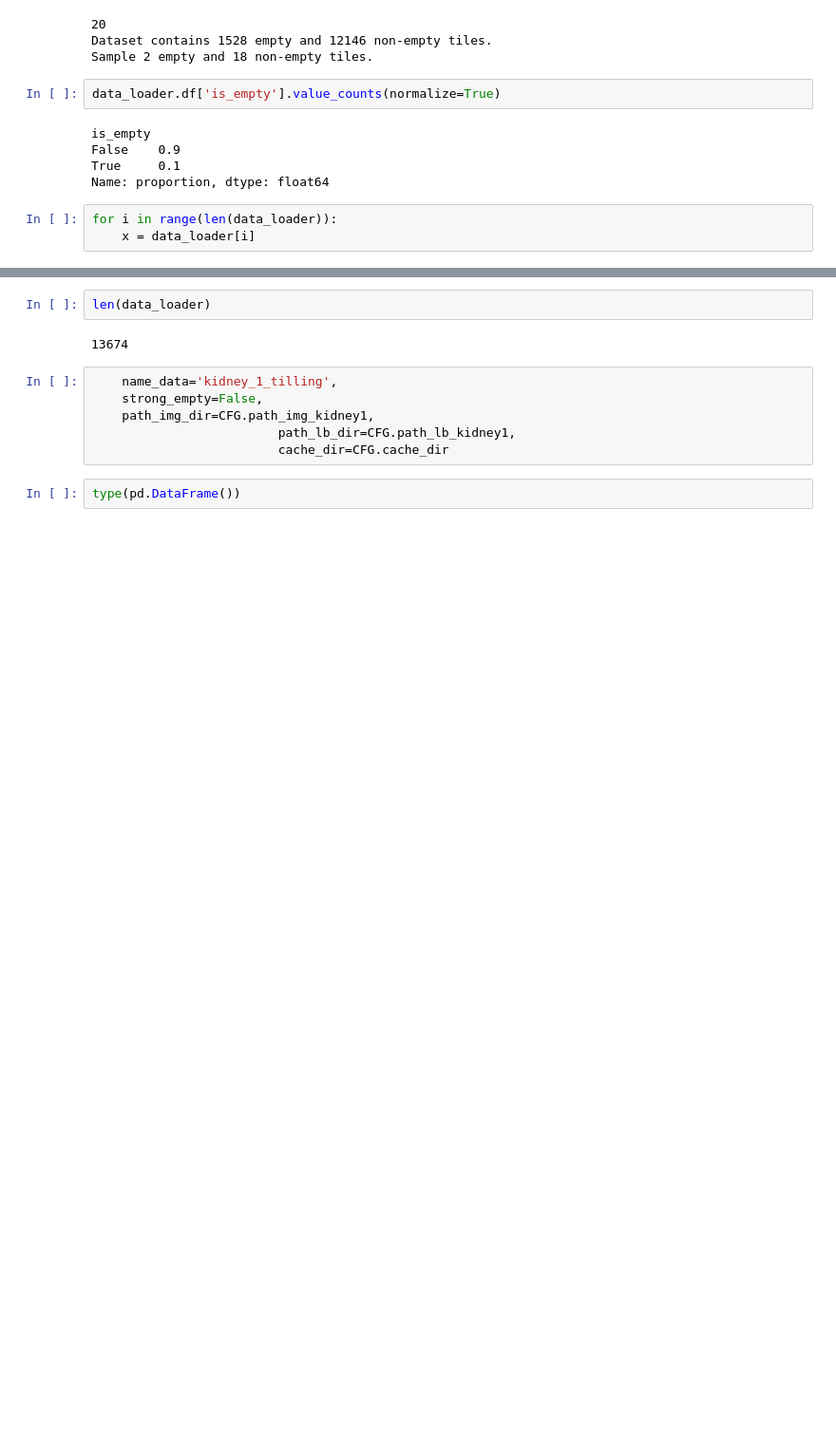
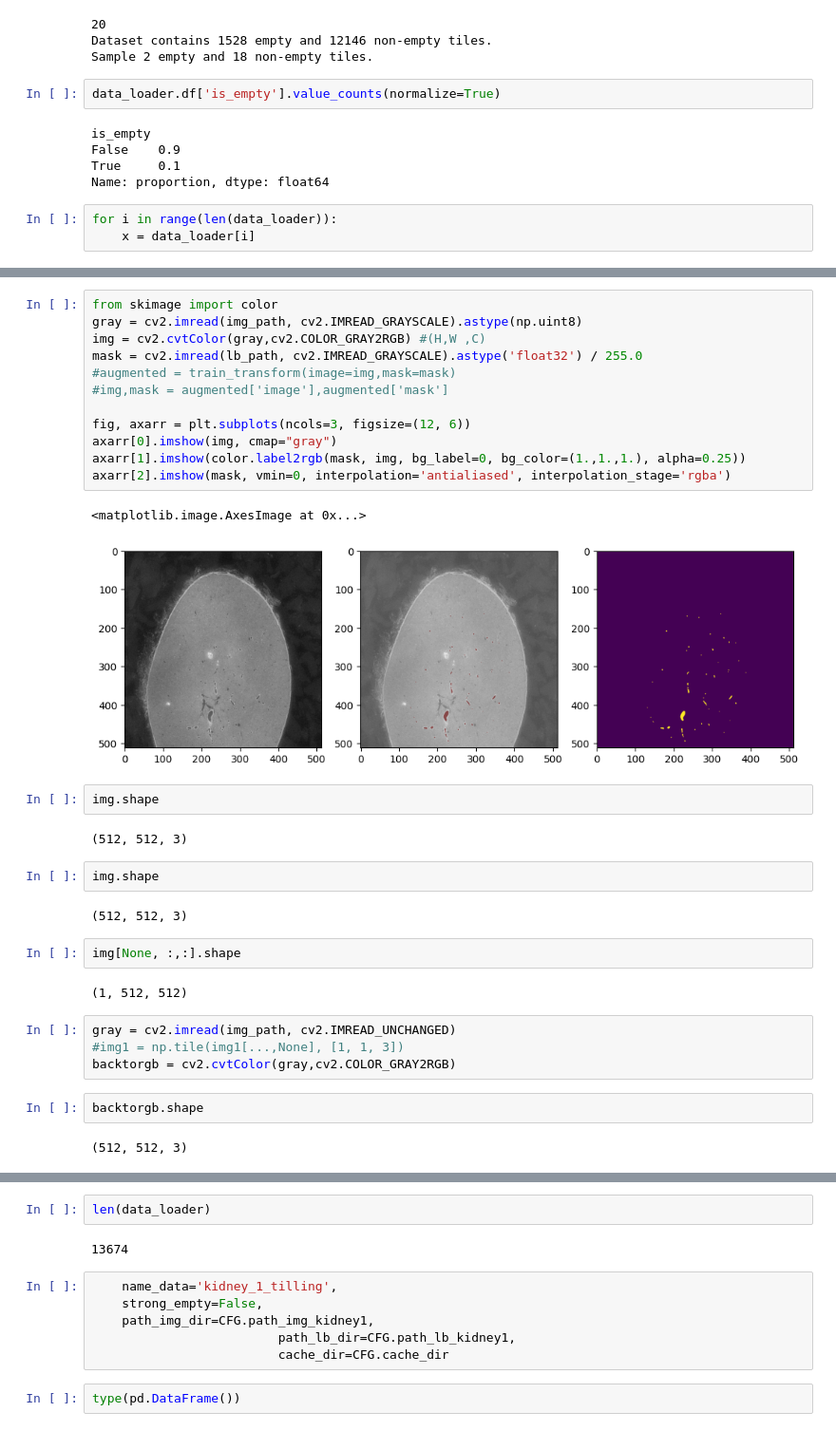
Before and after one commit to nature1511/kidney-segmentation, a Jupyter notebook: tilling_loader.ipynb, the cells around one changed output, grey strips where cells are left out. Shown at 95% size. Saved outputs shown, nothing was run; the diff lists cells and outputs as text; blank space fills up the shorter version.

```diff
--- a/tilling_loader.ipynb
+++ b/tilling_loader.ipynb
@@ -80,3 +119,38 @@ for i in range(len(data_loader)):
+# %%
+from skimage import color
+gray = cv2.imread(img_path, cv2.IMREAD_GRAYSCALE).astype(np.uint8)
+img = cv2.cvtColor(gray,cv2.COLOR_GRAY2RGB) #(H,W ,C)
+mask = cv2.imread(lb_path, cv2.IMREAD_GRAYSCALE).astype('float32') / 255.0
+#augmented = train_transform(image=img,mask=mask)
+#img,mask = augmented['image'],augmented['mask']
+
+fig, axarr = plt.subplots(ncols=3, figsize=(12, 6))
+axarr[0].imshow(img, cmap="gray")
+axarr[1].imshow(color.label2rgb(mask, img, bg_label=0, bg_color=(1.,1.,1.), alpha=0.25))
+axarr[2].imshow(mask, vmin=0, interpolation='antialiased', interpolation_stage='rgba')
+# %% [output]
+<matplotlib.image.AxesImage at 0x...>
+[figure, added]
+# %%
+img.shape
+# %% [output]
+(512, 512, 3)
+# %%
+img.shape
+# %% [output]
+(512, 512, 3)
+# %%
+img[None, :,:].shape
+# %% [output]
+(1, 512, 512)
+# %%
+gray = cv2.imread(img_path, cv2.IMREAD_UNCHANGED)
+#img1 = np.tile(img1[...,None], [1, 1, 3])
+backtorgb = cv2.cvtColor(gray,cv2.COLOR_GRAY2RGB)
+# %%
+backtorgb.shape
+# %% [output]
+(512, 512, 3)
 # %%
 data_loader.df
 # %% [output]
```
Also changed, not shown: parts of 6 cells of this notebook, 1 other file.
